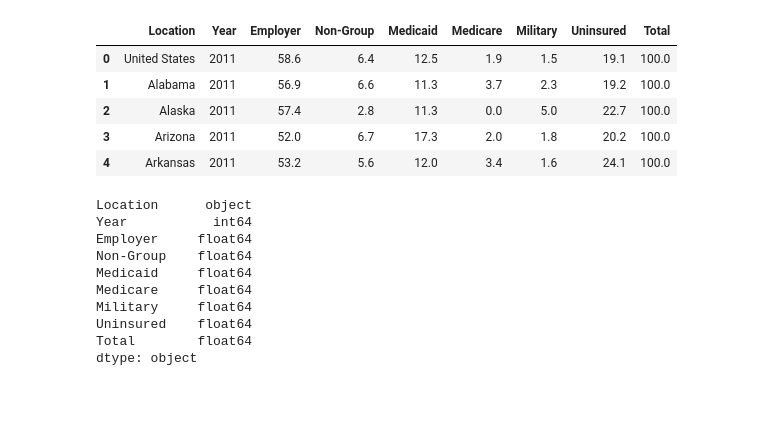
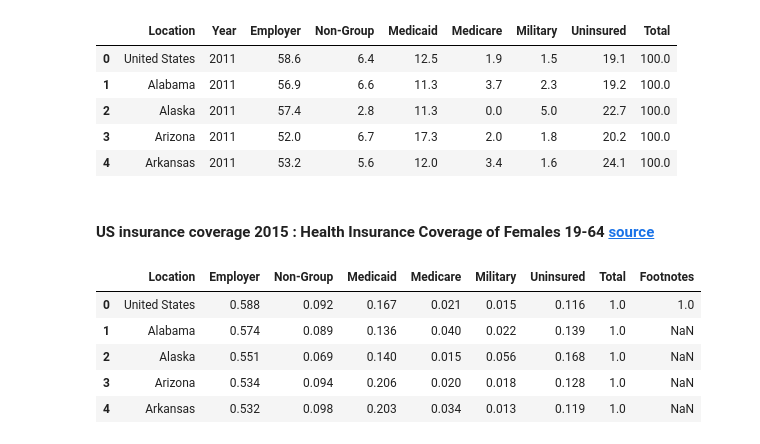
Before and after one commit to LeeProut/US-Maternal-Mortality, a Jupyter notebook: MMR_CDC.ipynb, the cells around one changed output. Cells and saved outputs as stored; diff of their text form; code cells hidden in the pictures; blank space fills up the shorter version.

Commit message:
added 2015 and 2017 insurance data

```diff
--- a/MMR_CDC.ipynb
+++ b/MMR_CDC.ipynb
@@ -11,6 +11,8 @@ CDC_file = 'Resources/2005-2019-MMR-US-CDC.csv'
 
 # insurance files by year
 ins_file_2019 = 'Resources/2019-US-health-insurance-coverage.csv'
+ins_file_2017 = 'Resources/2017_US_insurance_coverage.csv'
+ins_file_2015 = 'Resources/2015_US_insurance_coverage.csv'
 ins_file_2013 = 'Resources/2013_US_health_insurance.csv'
 ins_file_2011 = 'Resources/2011_US_ins_coverage.csv'
 ins_file_2009 = 'Resources/2009_US_ins_coverage.csv'
@@ -18,6 +20,10 @@ ins_file_2009 = 'Resources/2009_US_ins_coverage.csv'
 # read csv files
 cdc_df = pd.read_csv(CDC_file)
 ins_df = pd.read_csv(ins_file_2019, names=['Location', 'Employer', 'Non-Group', 'Medicaid', 'Medicare',
+       'Military', 'Uninsured', 'Total', 'Footnotes'], header=0)
+ins_df_2017 = pd.read_csv(ins_file_2017, names=['Location', 'Employer', 'Non-Group', 'Medicaid', 'Medicare',
+       'Military', 'Uninsured', 'Total', 'Footnotes'], header=0)
+ins_df_2015 = pd.read_csv(ins_file_2015, names=['Location', 'Employer', 'Non-Group', 'Medicaid', 'Medicare',
        'Military', 'Uninsured', 'Total', 'Footnotes'], header=0)
 ins_df_2013 = pd.read_csv(ins_file_2013, names=['Location', 'Employer', 'Non-Group', 'Medicaid', 'Medicare',
        'Military', 'Uninsured', 'Total', 'Footnotes'], header=0)
@@ -632,16 +638,14 @@ us_ins_2011_df.head()
 | 2 | Alaska | 2011 | 57.4 | 2.8 | 11.3 | 0.0 | 5.0 | 22.7 | 100.0 |
 | 3 | Arizona | 2011 | 52.0 | 6.7 | 17.3 | 2.0 | 1.8 | 20.2 | 100.0 |
 | 4 | Arkansas | 2011 | 53.2 | 5.6 | 12.0 | 3.4 | 1.6 | 24.1 | 100.0 |
-# %%
-us_ins_2011_df.dtypes
-# %% [output]
-Location      object
-Year           int64
-Employer     float64
-Non-Group    float64
-Medicaid     float64
-Medicare     float64
-Military     float64
-Uninsured    float64
-Total        float64
-dtype: object
+# %% [markdown]
+#### US insurance coverage 2015 : Health Insurance Coverage of Females 19-64 [source](https://www.kff.org/other/state-indicator/health-insurance-coverage-of-nonelderly-adult-females/?currentTimeframe=4&sortModel=%7B%22colId%22:%22Location%22,%22sort%22:%22asc%22%7D)
+# %%
+ins_df_2015.head()
+# %% [output]
+|  | Location | Employer | Non-Group | Medicaid | Medicare | Military | Uninsured | Total | Footnotes |
+| 0 | United States | 0.588 | 0.092 | 0.167 | 0.021 | 0.015 | 0.116 | 1.0 | 1.0 |
+| 1 | Alabama | 0.574 | 0.089 | 0.136 | 0.040 | 0.022 | 0.139 | 1.0 | NaN |
+| 2 | Alaska | 0.551 | 0.069 | 0.140 | 0.015 | 0.056 | 0.168 | 1.0 | NaN |
+| 3 | Arizona | 0.534 | 0.094 | 0.206 | 0.020 | 0.018 | 0.128 | 1.0 | NaN |
+| 4 | Arkansas | 0.532 | 0.098 | 0.203 | 0.034 | 0.013 | 0.119 | 1.0 | NaN |
```
Also changed, not shown: parts of 16 cells of this notebook, 2 other files.
